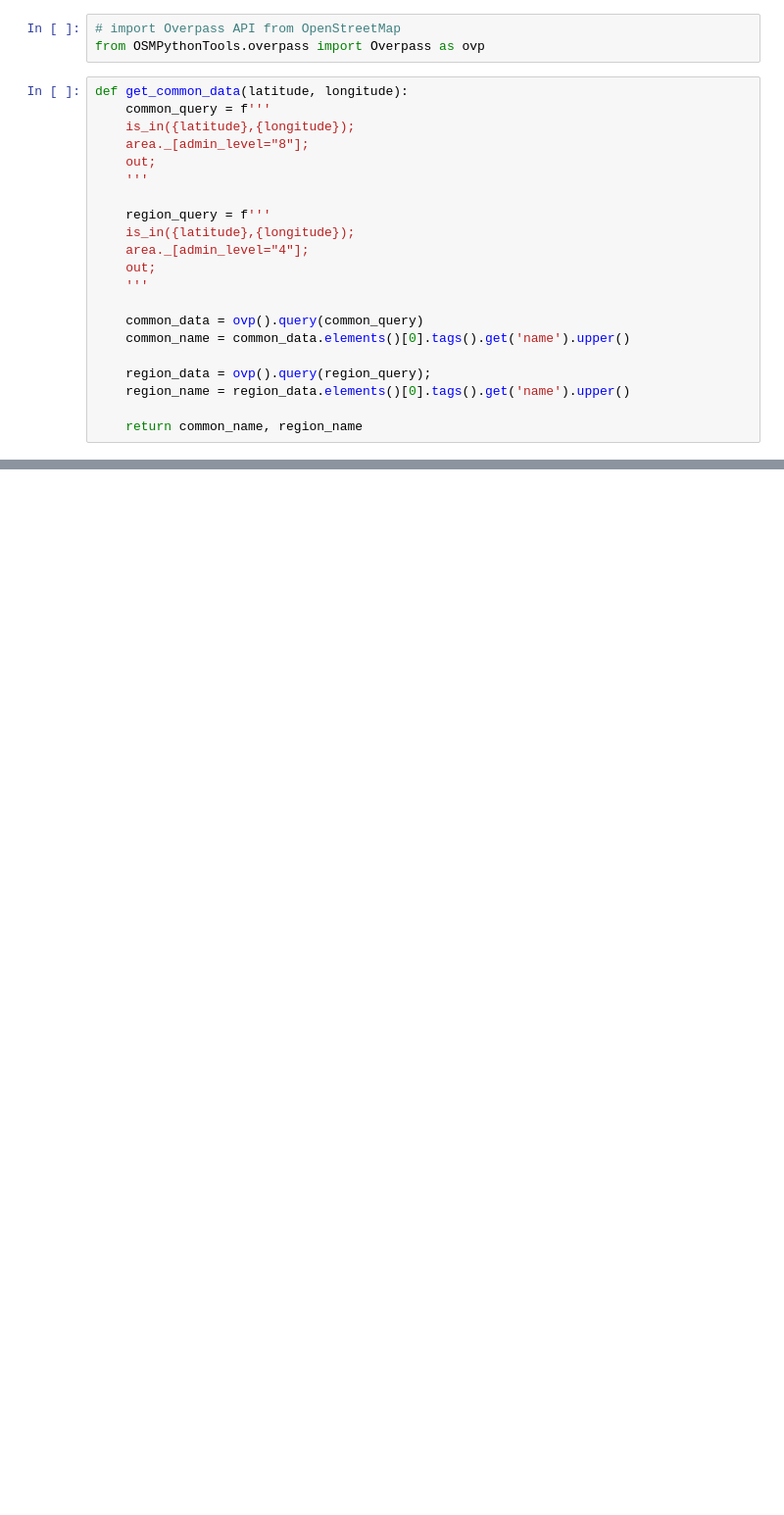
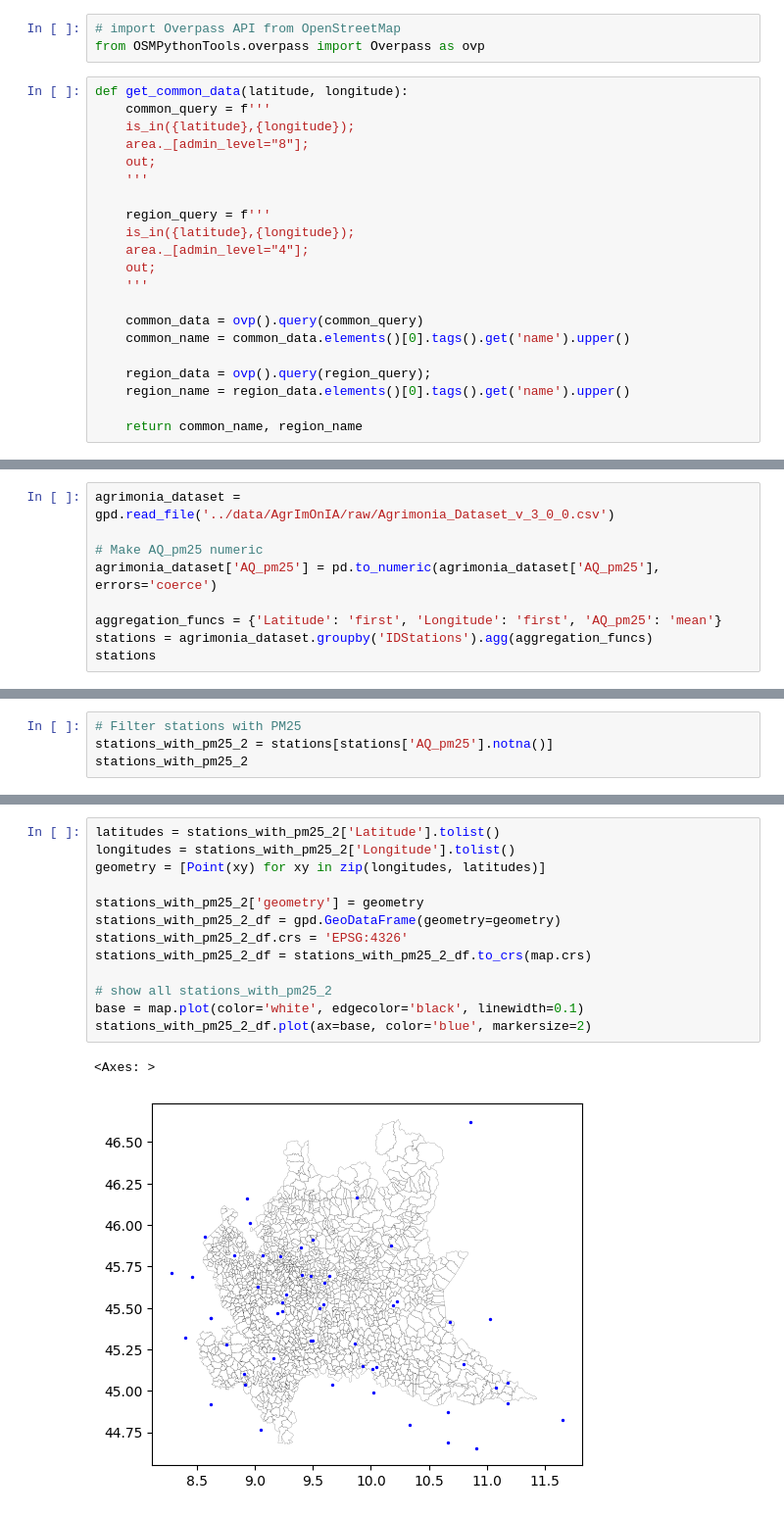
Before and after one commit to Andrea01Fraschini/SBARTProject, a Jupyter notebook: notebooks/Nan_PM25_analysis.ipynb, the cells around one changed output, grey strips where cells are left out. Shown at 98% size. Cells and saved outputs as stored; diff of their text form; blank space fills up the shorter version.

```diff
--- a/notebooks/Nan_PM25_analysis.ipynb
+++ b/notebooks/Nan_PM25_analysis.ipynb
@@ -183,0 +184,9 @@ stations_df.plot(ax=base, color='red', markersize=2)
+# %%
+agrimonia_dataset = gpd.read_file('../data/AgrImOnIA/raw/Agrimonia_Dataset_v_3_0_0.csv')
+
+# Make AQ_pm25 numeric
+agrimonia_dataset['AQ_pm25'] = pd.to_numeric(agrimonia_dataset['AQ_pm25'], errors='coerce')
+
+aggregation_funcs = {'Latitude': 'first', 'Longitude': 'first', 'AQ_pm25': 'mean'}
+stations = agrimonia_dataset.groupby('IDStations').agg(aggregation_funcs)
+stations
@@ -183,0 +208,4 @@ stations_df.plot(ax=base, color='red', markersize=2)
+# %%
+# Filter stations with PM25
+stations_with_pm25_2 = stations[stations['AQ_pm25'].notna()]
+stations_with_pm25_2
@@ -183,0 +231,16 @@ stations_df.plot(ax=base, color='red', markersize=2)
+# %%
+latitudes = stations_with_pm25_2['Latitude'].tolist()
+longitudes = stations_with_pm25_2['Longitude'].tolist()
+geometry = [Point(xy) for xy in zip(longitudes, latitudes)]
+
+stations_with_pm25_2['geometry'] = geometry
+stations_with_pm25_2_df = gpd.GeoDataFrame(geometry=geometry)
+stations_with_pm25_2_df.crs = 'EPSG:4326'
+stations_with_pm25_2_df = stations_with_pm25_2_df.to_crs(map.crs)
+
+# show all stations_with_pm25_2
+base = map.plot(color='white', edgecolor='black', linewidth=0.1)
+stations_with_pm25_2_df.plot(ax=base, color='blue', markersize=2)
+# %% [output]
+<Axes: >
+[figure, added]
```
Also changed, not shown: parts of 7 cells of this notebook, 2 other files.
